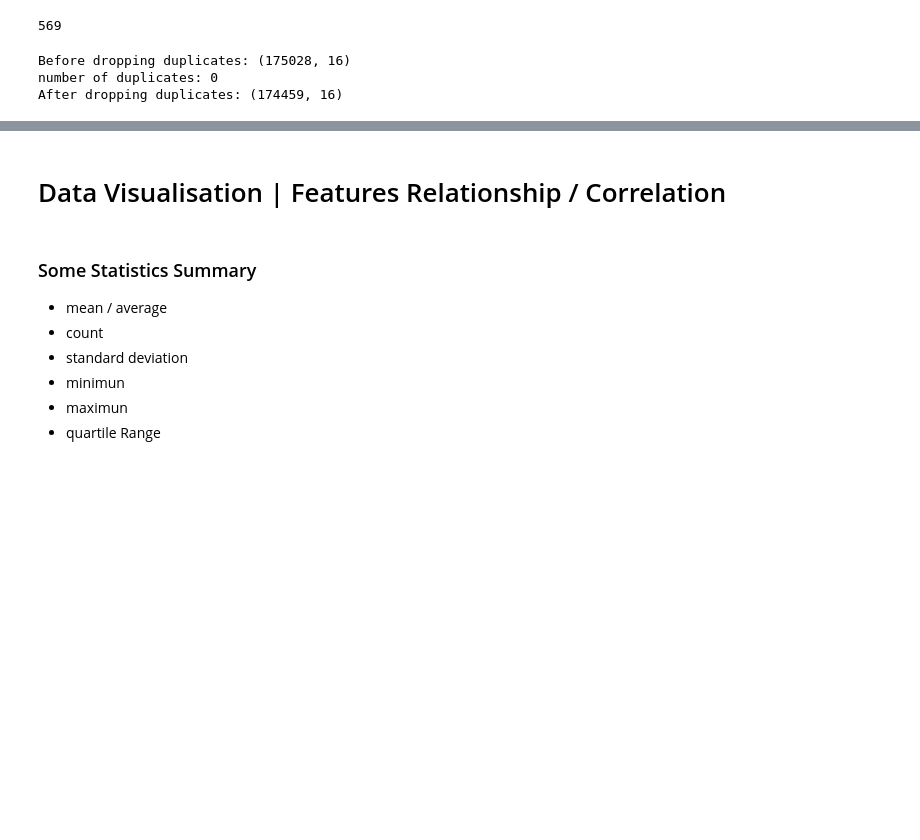
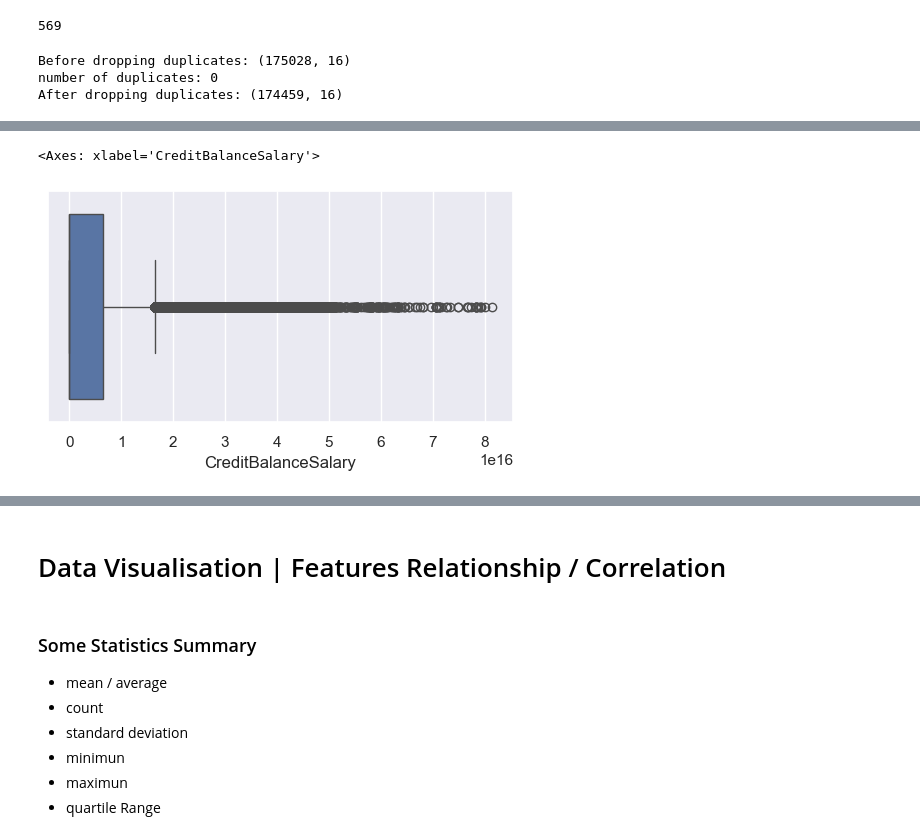
Before and after one commit to kibambe-0167/lrd-first, a Jupyter notebook: app.ipynb, the cells around one changed output, grey strips where cells are left out. Saved outputs shown, nothing was run; the diff lists cells and outputs as text; code cells hidden in the pictures; blank space fills up the shorter version.

```diff
--- a/app.ipynb
+++ b/app.ipynb
@@ -318,0 +331,6 @@ After dropping duplicates: (174459, 16)
+# %%
+plt.figure(figsize=(6, 3))
+sns.boxplot(x=df['CreditBalanceSalary'])
+# %% [output]
+<Axes: xlabel='CreditBalanceSalary'>
+[figure, added]
```
Also changed, not shown: parts of 11 cells of this notebook, 4 other files.
